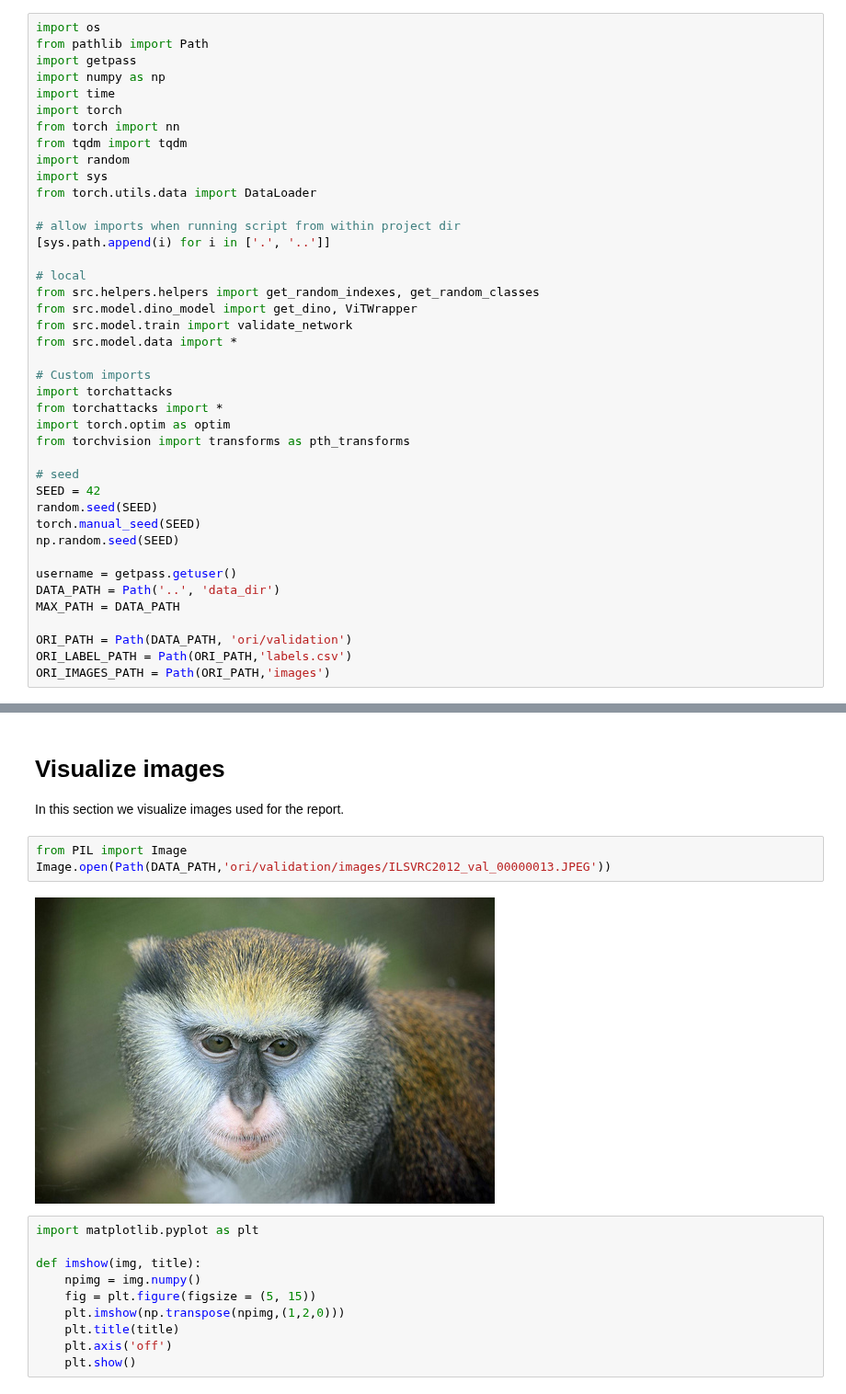
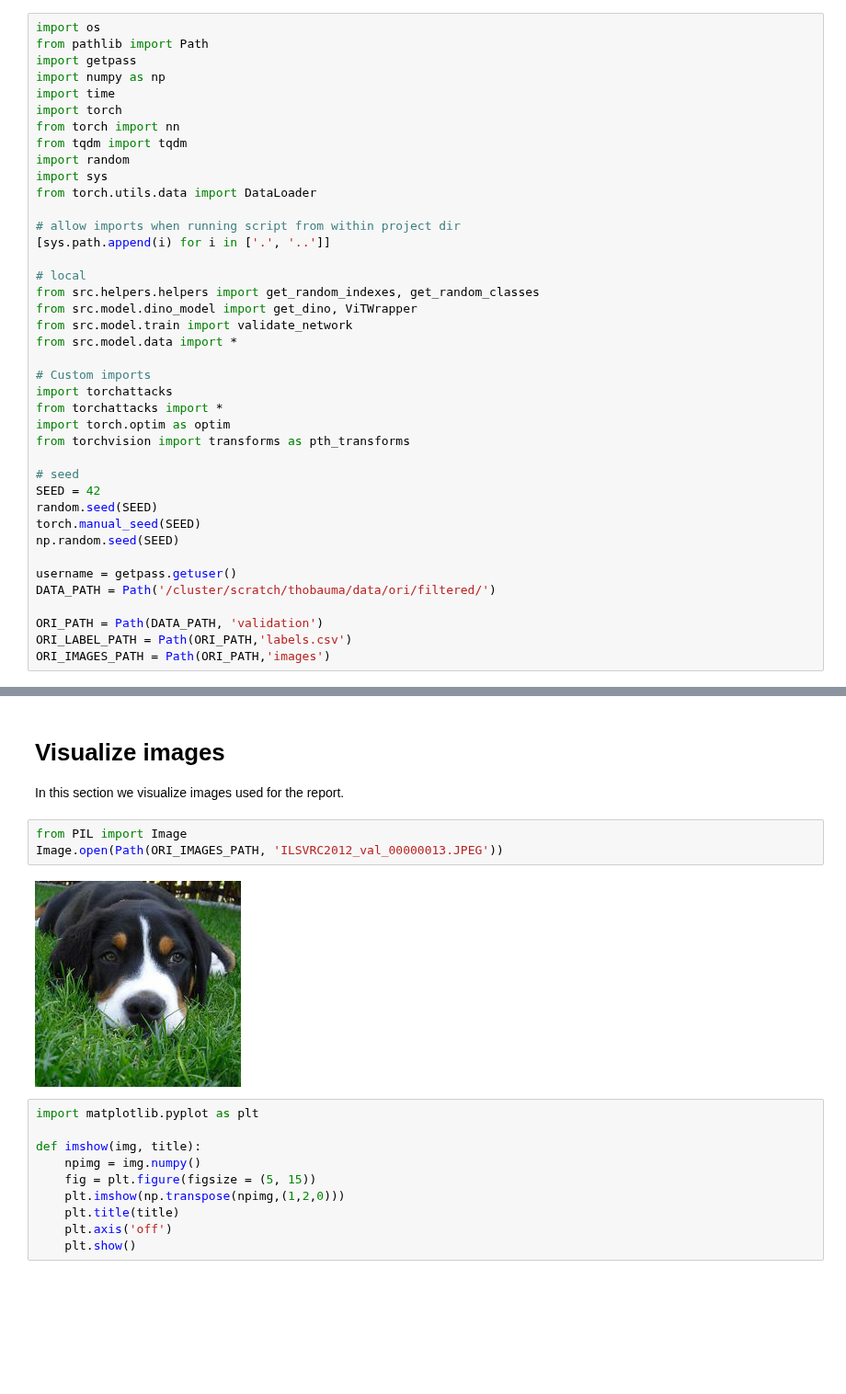
Before and after one commit to thobauma/AADefDINO, a Jupyter notebook: notebooks/AdversarialBenchmark.ipynb, the cells around one changed output, grey strips where cells are left out. Shown at 92% size. Drawn from its saved outputs; the diff is of its cells as text; blank space fills up the shorter version.

```diff
--- a/notebooks/AdversarialBenchmark.ipynb
+++ b/notebooks/AdversarialBenchmark.ipynb
@@ -39,10 +39,9 @@ torch.manual_seed(SEED)
 np.random.seed(SEED)
 
 username = getpass.getuser()
-DATA_PATH = Path('..', 'data_dir')
-MAX_PATH = DATA_PATH
+DATA_PATH = Path('/cluster/scratch/thobauma/data/ori/filtered/')
 
-ORI_PATH = Path(DATA_PATH, 'ori/validation')
+ORI_PATH = Path(DATA_PATH, 'validation')
 ORI_LABEL_PATH = Path(ORI_PATH,'labels.csv')
 ORI_IMAGES_PATH = Path(ORI_PATH,'images')
 # %%
@@ -276,9 +386,9 @@ Accuracy against attack: 0.07 %
 In this section we visualize images used for the report.
 # %%
 from PIL import Image
-Image.open(Path(DATA_PATH,'ori/validation/images/ILSVRC2012_val_00000013.JPEG'))
+Image.open(Path(ORI_IMAGES_PATH, 'ILSVRC2012_val_00000013.JPEG'))
 # %% [output]
-[figure, old version]
+[figure, new version]
 # %%
 import matplotlib.pyplot as plt
 
```
Also changed, not shown: parts of 18 cells of this notebook, 17 other files.
